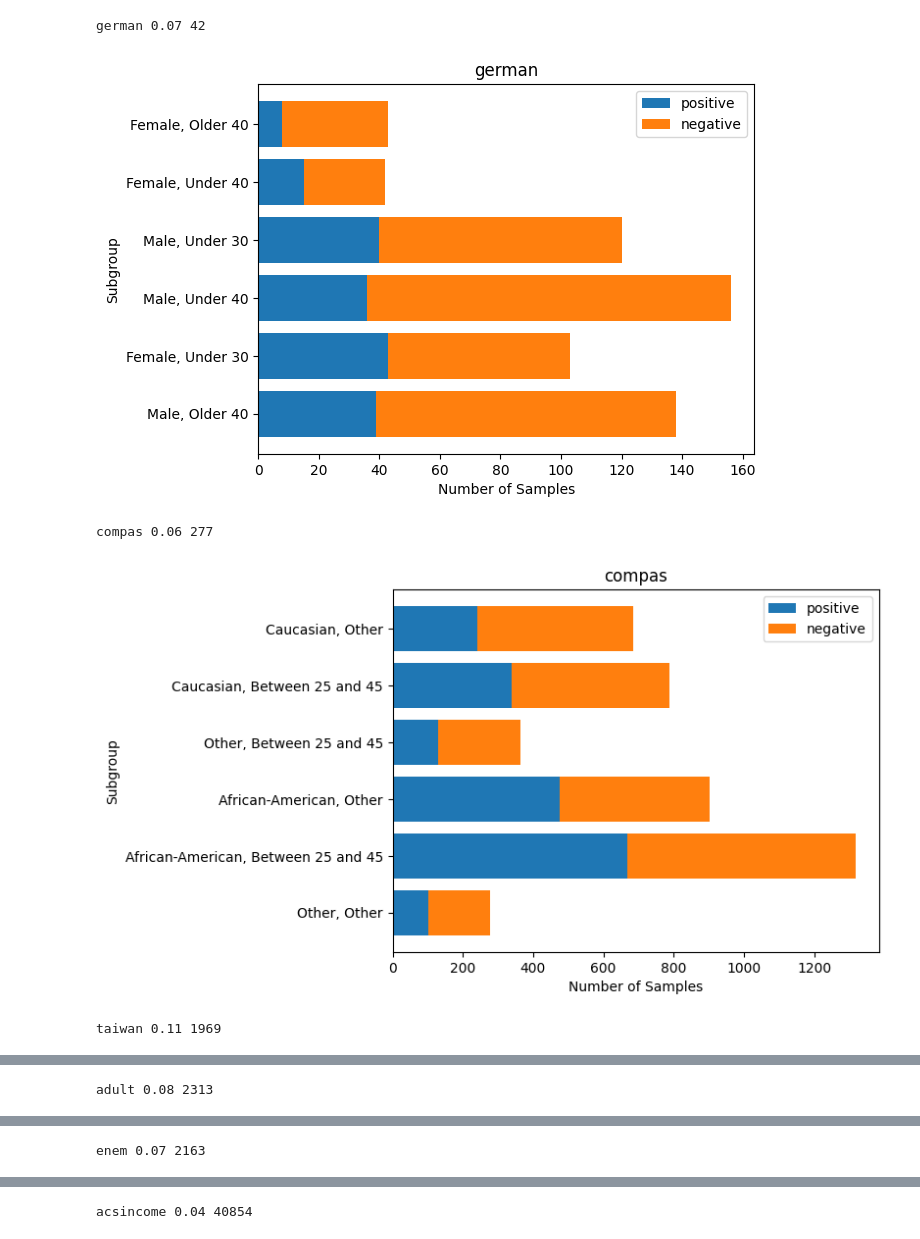
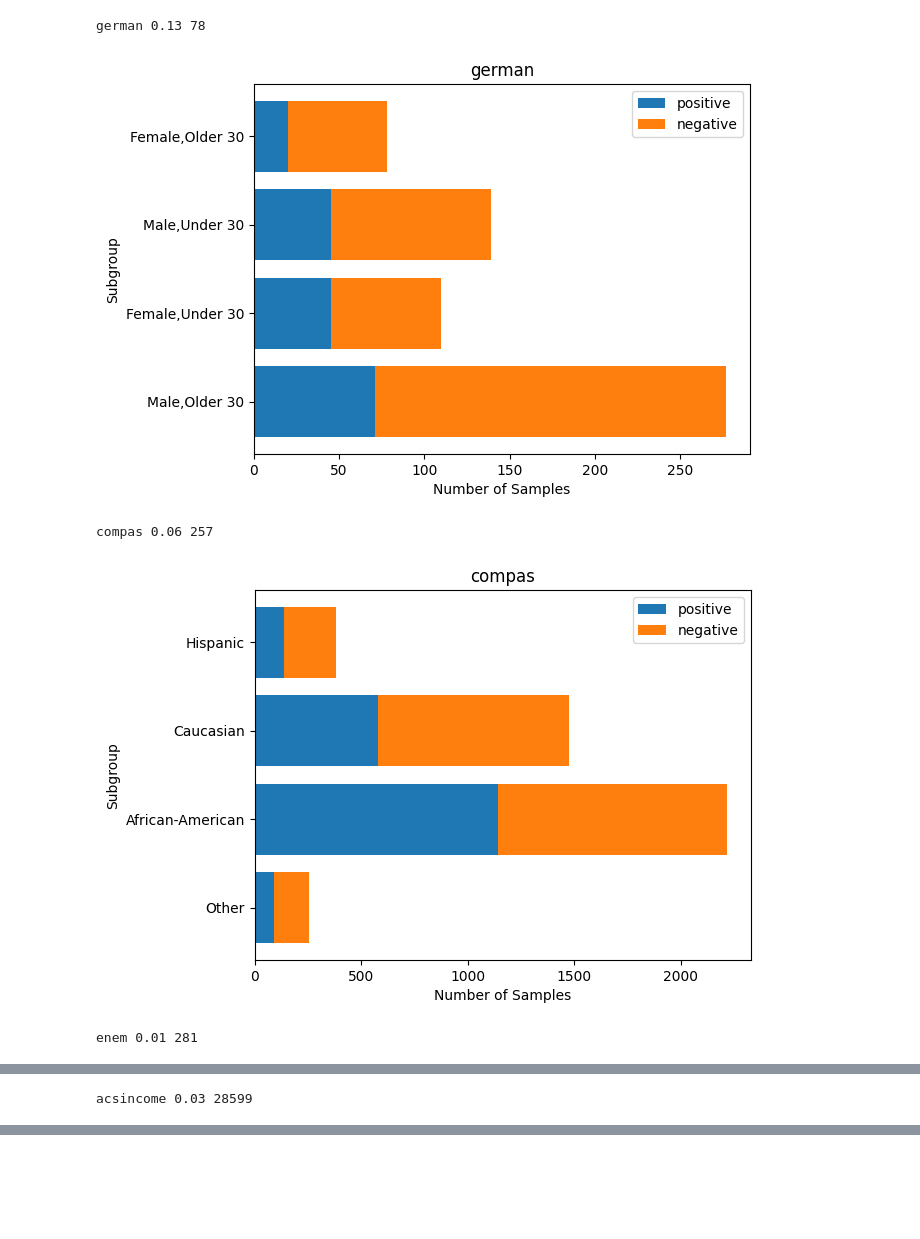
Before and after one commit to hiaac-finance/m2fgb, a Jupyter notebook: notebooks/analyze_datasets.ipynb, the cells around one changed output, grey strips where cells are left out. Drawn from its saved outputs; the diff is of its cells as text; code cells hidden in the pictures; blank space fills up the shorter version.

Commit message:
ref: changed division of german dataset

```diff
--- a/notebooks/analyze_datasets.ipynb
+++ b/notebooks/analyze_datasets.ipynb
@@ -16,6 +19,8 @@ import data
 # %%
-for dataset in ["german", "compas", "taiwan", "adult", "enem", "acsincome"]:
+for dataset in ["german_4", "compas_4", "enem_8", "acsincome_8"]:
     f = io.StringIO() # to catch print
+    n_groups = int(dataset.split("_")[-1])
+    dataset = dataset.split("_")[0]
     with redirect_stdout(f):
         (
             X_train,
@@ -27,40 +32,40 @@ for dataset in ["german", "compas", "taiwan", "adult", "enem", "acsincome"]:
             X_test,
             A_test,
             Y_test,
-        ) = data.get_strat_split(dataset, 6, 20, 0)
+        ) = data.get_strat_split(dataset, n_groups, 20, 0)
     groups_dict = literal_eval(f.getvalue())
     # invert dict
     groups_dict = {v: k for k, v in groups_dict.items()}
 
     groups = A_train.unique()
     groups_df = []
     for group in groups:
         groups_df.append({
             "group" : group,
             "size" : len(A_train[A_train == group]),
             "positive_size" : Y_train[A_train == group].sum(),
             "positive_rate" : Y_train[A_train == group].sum() / len(A_train),
             "prop" : len(A_train[A_train == group]) / len(A_train)
         })
     groups_df = pd.DataFrame(groups_df)
     groups_df["negative_size"] = groups_df["size"] - groups_df["positive_size"]
     groups_df["negative_rate"] = groups_df["prop"] - groups_df["positive_rate"]
 
     print(dataset, np.round(groups_df.prop.min(), 2), np.round(groups_df["size"].min()))
     fig, ax = plt.subplots()
     ax.barh(groups_df["group"], groups_df["negative_size"], label="positive")
     bottom = groups_df["negative_size"]
     ax.barh(groups_df["group"], groups_df["positive_size"], left=bottom, label="negative")
     ax.legend()
     ax.set_title(dataset)
     ax.set_xlabel("Number of Samples")
     ax.set_ylabel("Subgroup")
     ax.set_yticks(groups_df["group"])
     ax.set_yticklabels([groups_dict[group] for group in groups_df["group"]])
     plt.show()
 # %% [output]
-german 0.07 42
+german 0.13 78
-[figure, old version]
+[figure, new version]
-compas 0.06 277
+compas 0.06 257
-[figure, old version]
+[figure, new version]
-taiwan 0.11 1969
+enem 0.01 281
@@ -68 +73 @@ taiwan 0.11 1969
-adult 0.08 2313
+acsincome 0.03 28599
@@ -70 +74,0 @@ adult 0.08 2313
-enem 0.07 2163
@@ -72 +74,0 @@ enem 0.07 2163
-acsincome 0.04 40854
```
Also changed, not shown: parts of 2 cells of this notebook, 1 other file.
